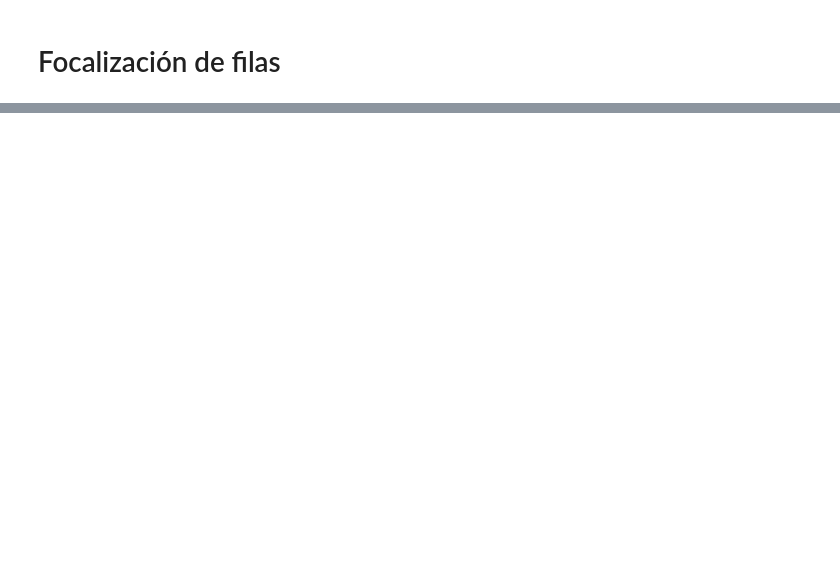
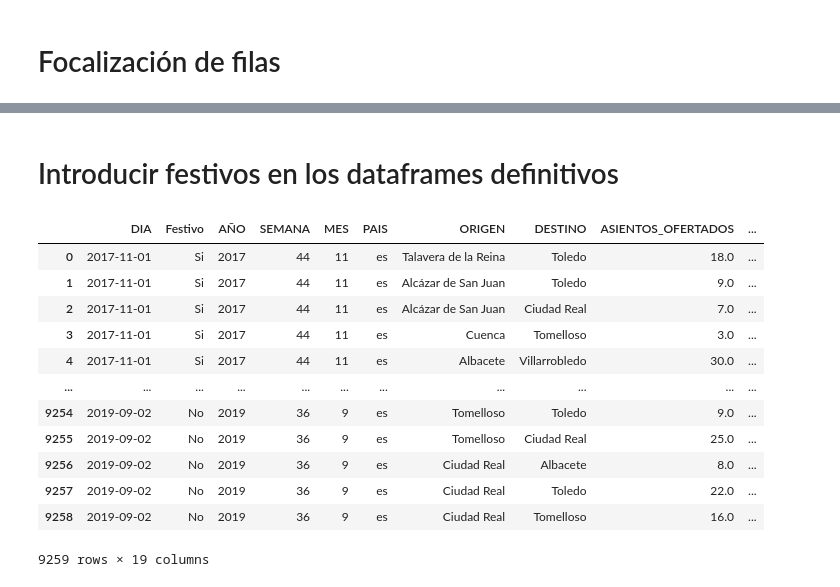
Before and after one commit to JoseAlbertoSeco/BlablacarCarpooling_DataMining, a Jupyter notebook: notebooks/Agrupacion_Fechas.ipynb, the cells around one changed output, grey strips where cells are left out. Drawn from its saved outputs; the diff is of its cells as text; code cells hidden in the pictures; blank space fills up the shorter version.

```diff
--- a/notebooks/Agrupacion_Fechas.ipynb
+++ b/notebooks/Agrupacion_Fechas.ipynb
@@ -357,0 +435,24 @@ df_CLM.head(3)
+# %% [markdown]
+# Introducir festivos en los dataframes definitivos
+# %%
+calendar_clm = clm_full_festivos.rename(columns={'Festivos':'DIA'})
+df_CLM['DIA'] = pd.to_datetime(df_CLM['DIA'])
+
+calendar_clm = calendar_clm.drop(['AÑO','SEMANA','MES','Municipio'], axis=1)
+# %%
+df_CLM = pd.merge(calendar_clm, df_CLM, on='DIA')
+df_CLM
+# %% [output]
+|  | DIA | Festivo | AÑO | SEMANA | MES | PAIS | ORIGEN | DESTINO | ASIENTOS_OFERTADOS | ... |
+| 0 | 2017-11-01 | Si | 2017 | 44 | 11 | es | Talavera de la Reina | Toledo | 18.0 | ... |
+| 1 | 2017-11-01 | Si | 2017 | 44 | 11 | es | Alcázar de San Juan | Toledo | 9.0 | ... |
+| 2 | 2017-11-01 | Si | 2017 | 44 | 11 | es | Alcázar de San Juan | Ciudad Real | 7.0 | ... |
+| 3 | 2017-11-01 | Si | 2017 | 44 | 11 | es | Cuenca | Tomelloso | 3.0 | ... |
+| 4 | 2017-11-01 | Si | 2017 | 44 | 11 | es | Albacete | Villarrobledo | 30.0 | ... |
+| ... | ... | ... | ... | ... | ... | ... | ... | ... | ... | ... |
+| 9254 | 2019-09-02 | No | 2019 | 36 | 9 | es | Tomelloso | Toledo | 9.0 | ... |
+| 9255 | 2019-09-02 | No | 2019 | 36 | 9 | es | Tomelloso | Ciudad Real | 25.0 | ... |
+| 9256 | 2019-09-02 | No | 2019 | 36 | 9 | es | Ciudad Real | Albacete | 8.0 | ... |
+| 9257 | 2019-09-02 | No | 2019 | 36 | 9 | es | Ciudad Real | Toledo | 22.0 | ... |
+| 9258 | 2019-09-02 | No | 2019 | 36 | 9 | es | Ciudad Real | Tomelloso | 16.0 | ... |
+9259 rows × 19 columns
```
Also changed, not shown: parts of 24 cells of this notebook.
